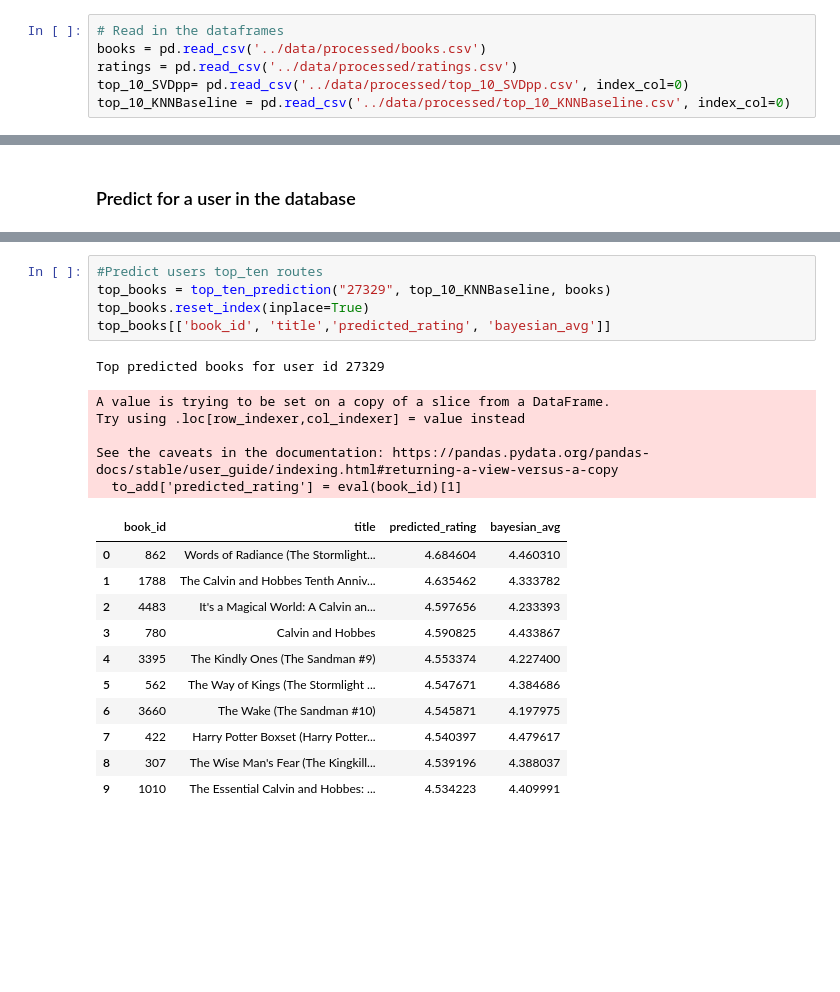
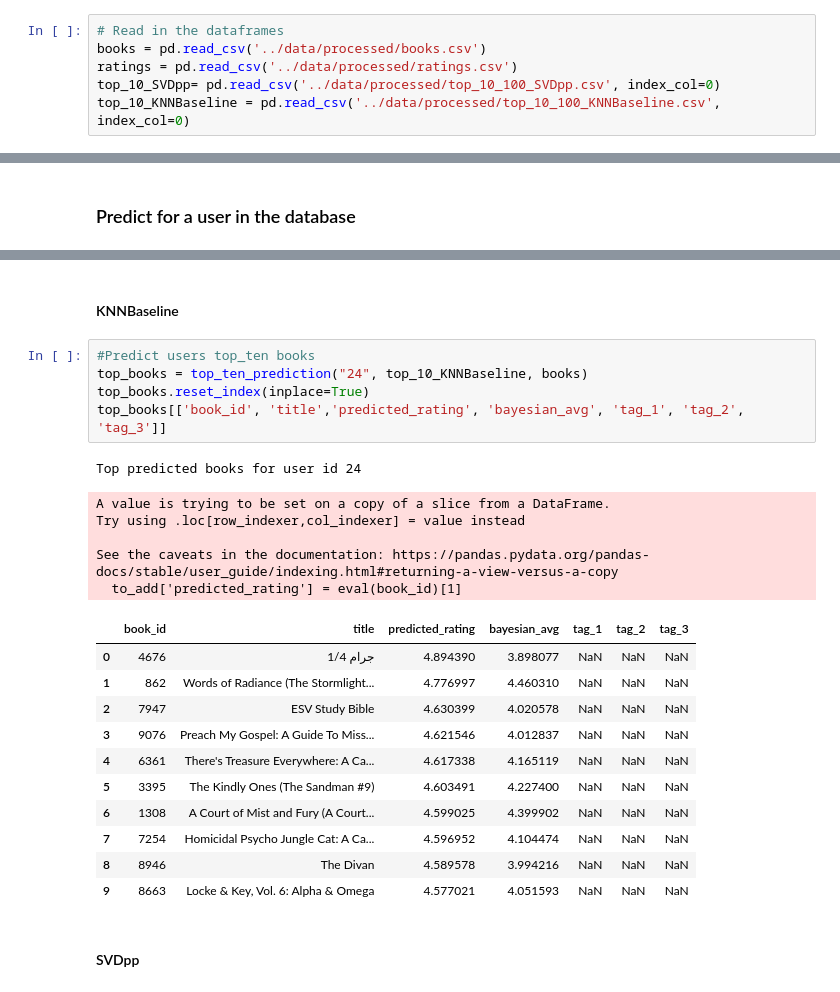
Before and after one commit to Snizzmo/Data-Science, a Jupyter notebook: Capstone3/notebooks/3.0-cf-predictions.ipynb, the cells around one changed output, grey strips where cells are left out. Cells and saved outputs as stored; diff of their text form; blank space fills up the shorter version.

Commit message:
100+ ratings

```diff
--- a/Capstone3/notebooks/3.0-cf-predictions.ipynb
+++ b/Capstone3/notebooks/3.0-cf-predictions.ipynb
@@ -7,8 +7,8 @@ import pandas as pd
 # Read in the dataframes
 books = pd.read_csv('../data/processed/books.csv')
 ratings = pd.read_csv('../data/processed/ratings.csv')
-top_10_SVDpp= pd.read_csv('../data/processed/top_10_SVDpp.csv', index_col=0)
-top_10_KNNBaseline = pd.read_csv('../data/processed/top_10_KNNBaseline.csv', index_col=0)
+top_10_SVDpp= pd.read_csv('../data/processed/top_10_100_SVDpp.csv', index_col=0)
+top_10_KNNBaseline = pd.read_csv('../data/processed/top_10_100_KNNBaseline.csv', index_col=0)
 # %%
 def top_ten_prediction(user_id, top_10, books):
     if user_id not in top_10.columns:
@@ -53,24 +89,28 @@ top_10.head()
+# %% [markdown]
+#### KNNBaseline
 # %%
-#Predict users top_ten routes
-top_books = top_ten_prediction("27329", top_10_KNNBaseline, books)
+#Predict users top_ten books
+top_books = top_ten_prediction("24", top_10_KNNBaseline, books)
 top_books.reset_index(inplace=True)
-top_books[['book_id', 'title','predicted_rating', 'bayesian_avg']]
+top_books[['book_id', 'title','predicted_rating', 'bayesian_avg', 'tag_1', 'tag_2', 'tag_3']]
 # %% [output]
-Top predicted books for user id 27329
+Top predicted books for user id 24
 A value is trying to be set on a copy of a slice from a DataFrame.
 Try using .loc[row_indexer,col_indexer] = value instead
 
 See the caveats in the documentation: https://pandas.pydata.org/pandas-docs/stable/user_guide/indexing.html#returning-a-view-versus-a-copy
   to_add['predicted_rating'] = eval(book_id)[1]
-|  | book_id | title | predicted_rating | bayesian_avg |
-| 0 | 862 | Words of Radiance (The Stormlight... | 4.684604 | 4.460310 |
-| 1 | 1788 | The Calvin and Hobbes Tenth Anniv... | 4.635462 | 4.333782 |
-| 2 | 4483 | It's a Magical World: A Calvin an... | 4.597656 | 4.233393 |
-| 3 | 780 | Calvin and Hobbes | 4.590825 | 4.433867 |
-| 4 | 3395 | The Kindly Ones (The Sandman #9) | 4.553374 | 4.227400 |
-| 5 | 562 | The Way of Kings (The Stormlight ... | 4.547671 | 4.384686 |
-| 6 | 3660 | The Wake (The Sandman #10) | 4.545871 | 4.197975 |
-| 7 | 422 | Harry Potter Boxset (Harry Potter... | 4.540397 | 4.479617 |
-| 8 | 307 | The Wise Man's Fear (The Kingkill... | 4.539196 | 4.388037 |
-| 9 | 1010 | The Essential Calvin and Hobbes: ... | 4.534223 | 4.409991 |
+|  | book_id | title | predicted_rating | bayesian_avg | tag_1 | tag_2 | tag_3 |
+| 0 | 4676 | 1/4 جرام | 4.894390 | 3.898077 | NaN | NaN | NaN |
+| 1 | 862 | Words of Radiance (The Stormlight... | 4.776997 | 4.460310 | NaN | NaN | NaN |
+| 2 | 7947 | ESV Study Bible | 4.630399 | 4.020578 | NaN | NaN | NaN |
+| 3 | 9076 | Preach My Gospel: A Guide To Miss... | 4.621546 | 4.012837 | NaN | NaN | NaN |
+| 4 | 6361 | There's Treasure Everywhere: A Ca... | 4.617338 | 4.165119 | NaN | NaN | NaN |
+| 5 | 3395 | The Kindly Ones (The Sandman #9) | 4.603491 | 4.227400 | NaN | NaN | NaN |
+| 6 | 1308 | A Court of Mist and Fury (A Court... | 4.599025 | 4.399902 | NaN | NaN | NaN |
+| 7 | 7254 | Homicidal Psycho Jungle Cat: A Ca... | 4.596952 | 4.104474 | NaN | NaN | NaN |
+| 8 | 8946 | The Divan | 4.589578 | 3.994216 | NaN | NaN | NaN |
+| 9 | 8663 | Locke & Key, Vol. 6: Alpha & Omega | 4.577021 | 4.051593 | NaN | NaN | NaN |
+# %% [markdown]
+#### SVDpp
 # %%
```
Also changed, not shown: parts of 16 cells of this notebook, 4 other files.
